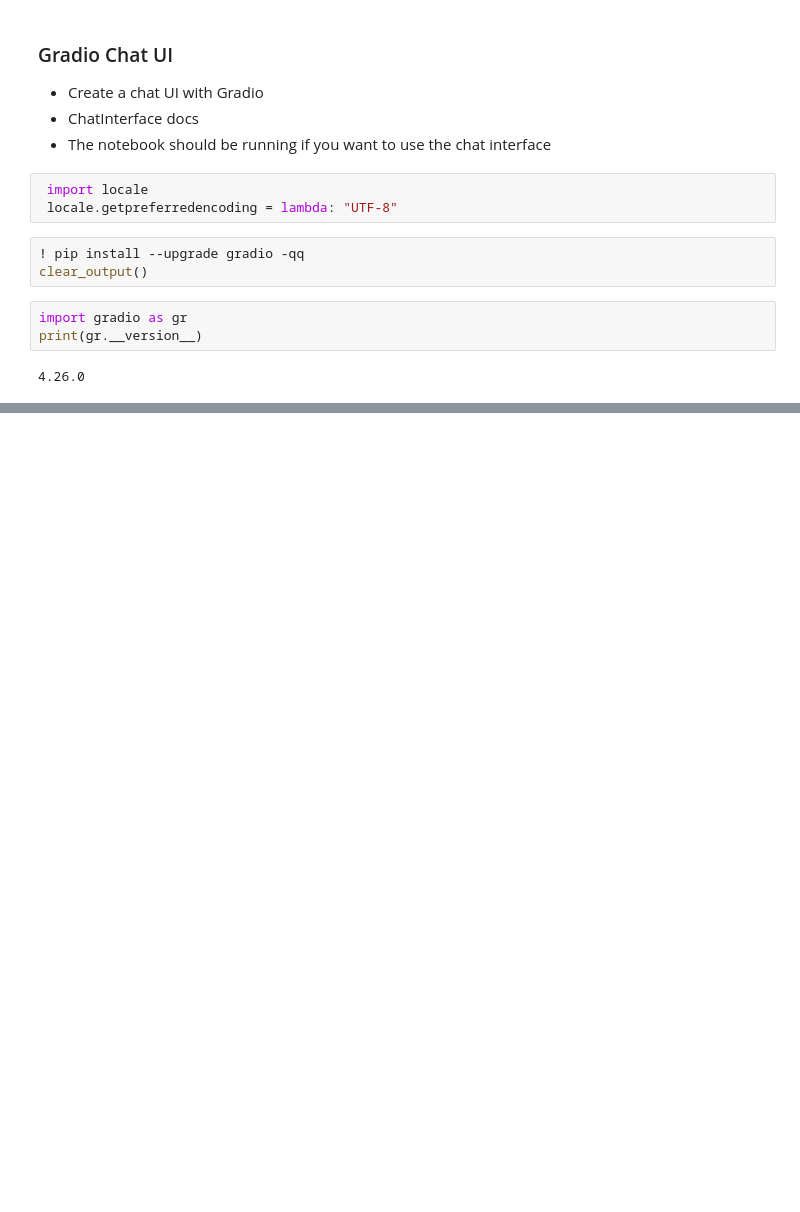
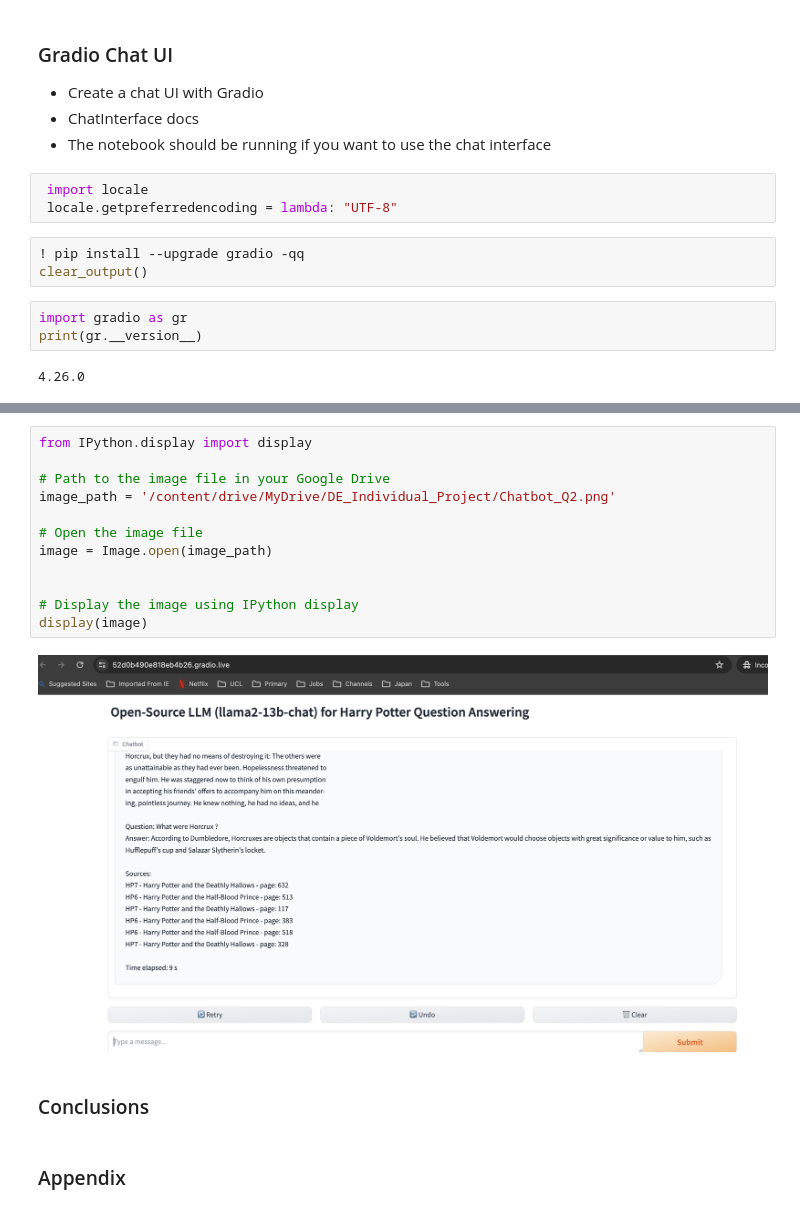
Before and after one commit to ankitmehani/RAG_Based_LLM-DE_Individual_Project, a Jupyter notebook: Harry_Potter_RAG_LLM_Chatbot.ipynb, the cells around one changed output, grey strips where cells are left out. Cells and saved outputs as stored; diff of their text form; blank space fills up the shorter version.

```diff
--- a/Harry_Potter_RAG_LLM_Chatbot.ipynb
+++ b/Harry_Potter_RAG_LLM_Chatbot.ipynb
@@ -746,0 +761,18 @@ This share link expires in 72 hours. For free permanent hosting and GPU upgrades
+# %%
+from IPython.display import display
+
+# Path to the image file in your Google Drive
+image_path = '/content/drive/MyDrive/DE_Individual_Project/Chatbot_Q2.png'
+
+# Open the image file
+image = Image.open(image_path)
+
+
+# Display the image using IPython display
+display(image)
+# %% [output]
+[figure, added]
+# %% [markdown]
+### Conclusions
+# %% [markdown]
+### Appendix
```
Also changed, not shown: parts of 1 cell of this notebook.
